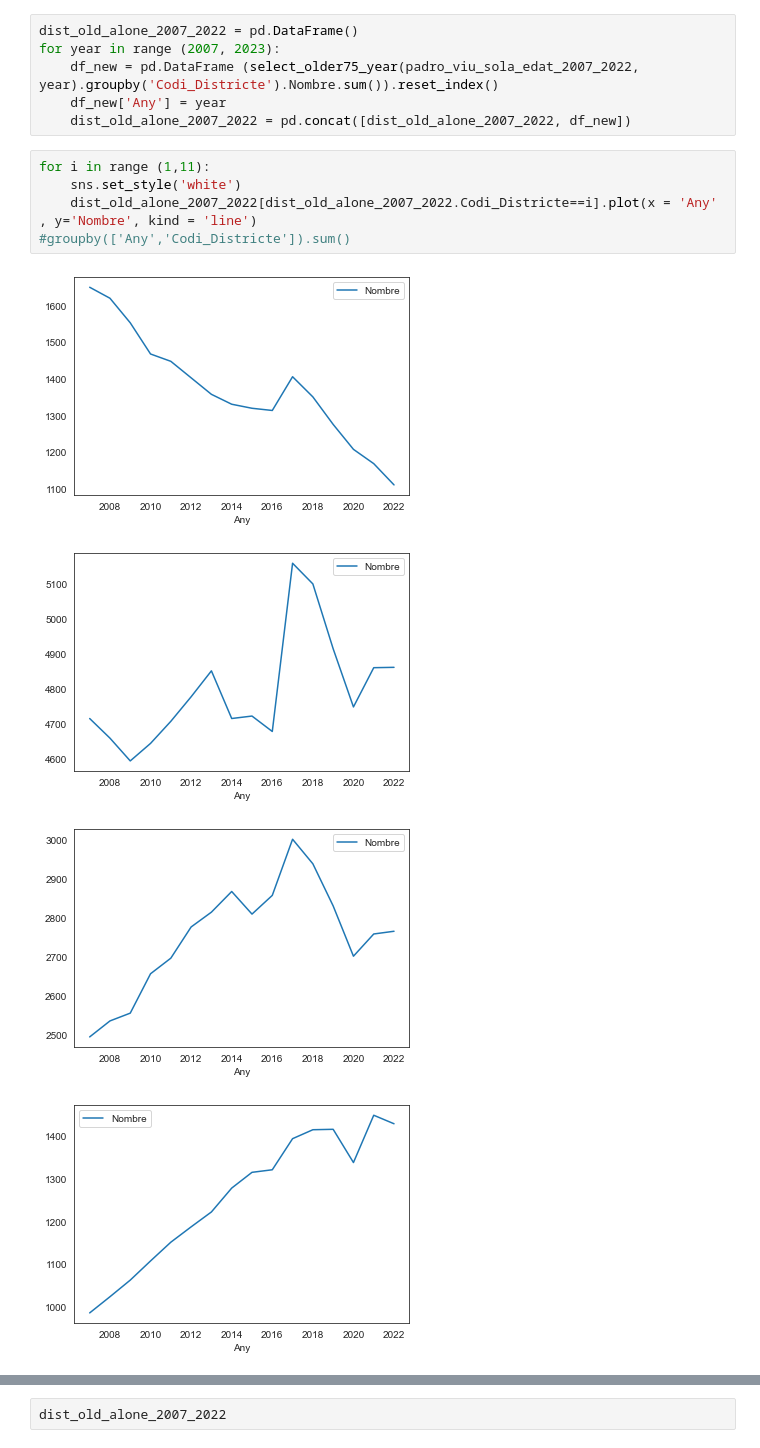
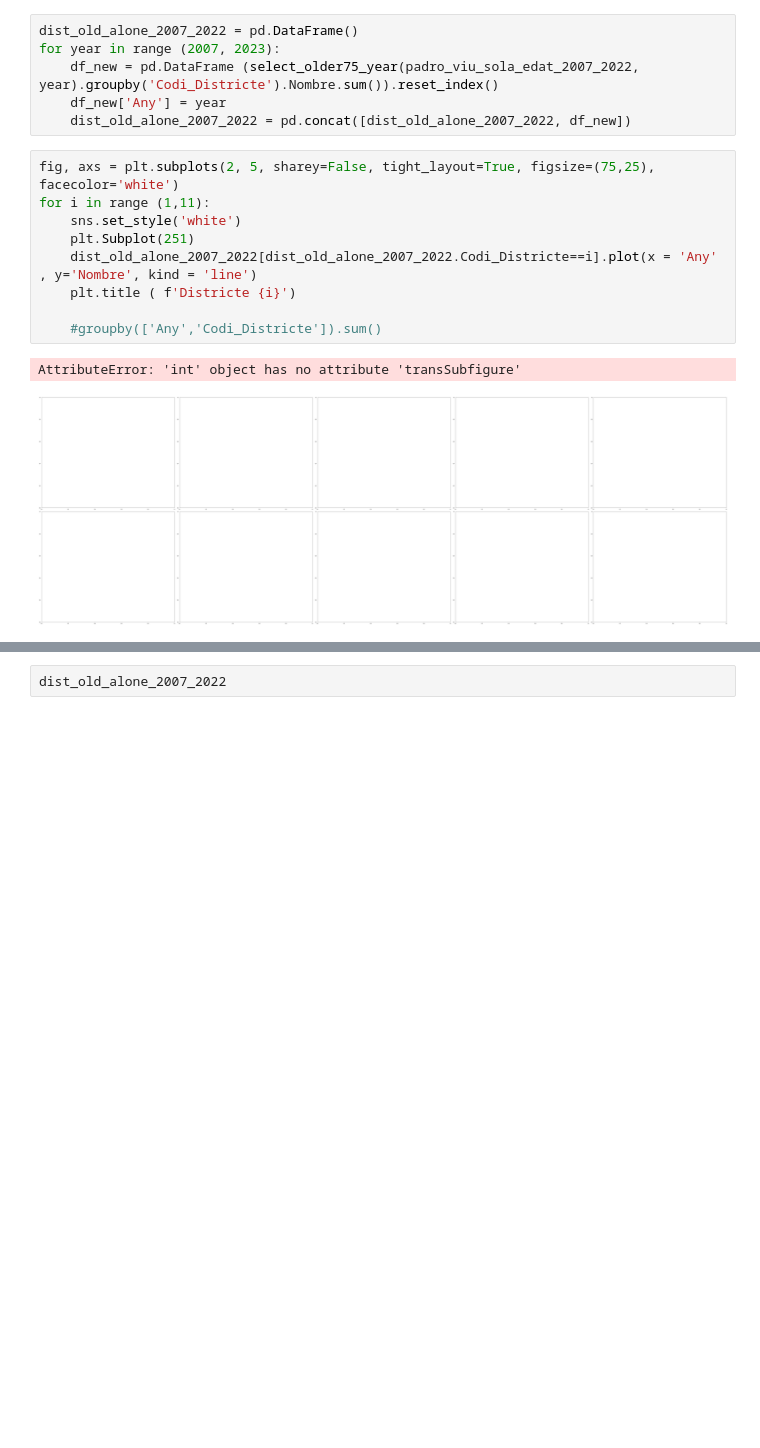
Before and after one commit to MarkusHumetus/Hackathon_Jornada_Talent_Digita_Oct_2022l, a Jupyter notebook: main.ipynb, the cells around one changed output, grey strips where cells are left out. Drawn from its saved outputs; the diff is of its cells as text; blank space fills up the shorter version.

```diff
--- a/main.ipynb
+++ b/main.ipynb
@@ -269,12 +273,14 @@ for year in range (2007, 2023):
     df_new['Any'] = year
     dist_old_alone_2007_2022 = pd.concat([dist_old_alone_2007_2022, df_new])
 # %%
+fig, axs = plt.subplots(2, 5, sharey=False, tight_layout=True, figsize=(75,25), facecolor='white')
 for i in range (1,11):
     sns.set_style('white')
+    plt.Subplot(251)
     dist_old_alone_2007_2022[dist_old_alone_2007_2022.Codi_Districte==i].plot(x = 'Any' , y='Nombre', kind = 'line')
-#groupby(['Any','Codi_Districte']).sum()
+    plt.title ( f'Districte {i}')
+
+    #groupby(['Any','Codi_Districte']).sum()
 # %% [output]
+AttributeError: 'int' object has no attribute 'transSubfigure'
-[figure, old version]
+[figure, new version]
-[figure, removed]
-[figure, removed]
-[figure, removed]
```
Also changed, not shown: parts of 2 cells of this notebook.
